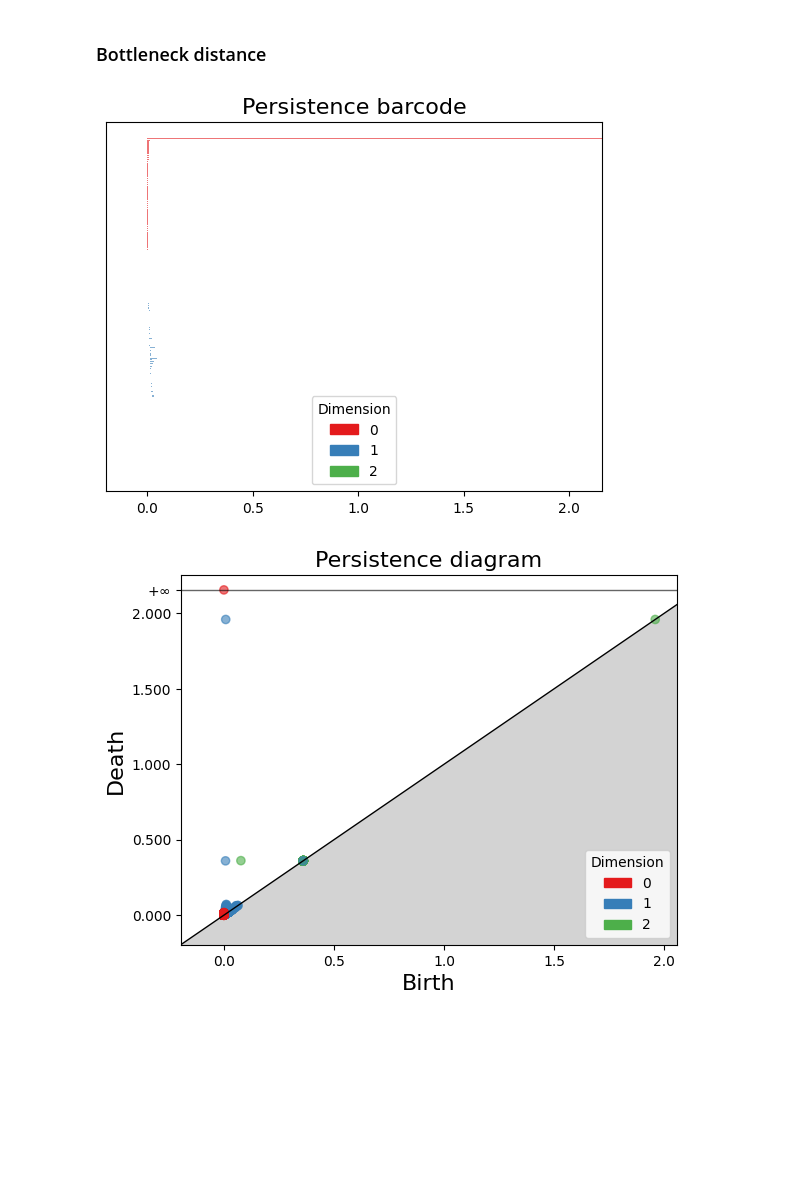
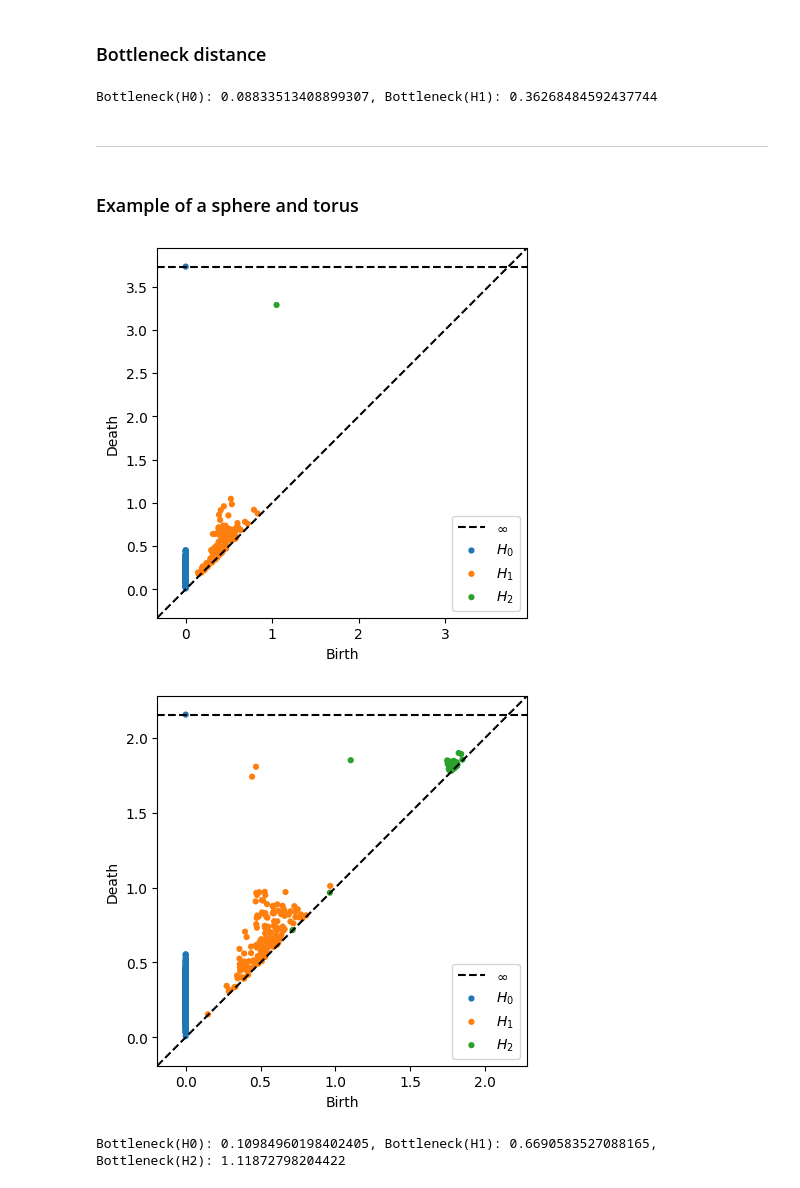
Before and after one commit to jcaslin/TDA, a Jupyter notebook: main.ipynb, the cells around one changed output. Drawn from its saved outputs; the diff is of its cells as text; code cells hidden in the pictures; blank space fills up the shorter version.

Commit message:
working torus and sphere

```diff
--- a/main.ipynb
+++ b/main.ipynb
@@ -89,13 +128,32 @@ computePipline(pointCloud=circleNoisy, scType='VR')
 We note the differences in the two sets of diagrams and now lets compare via our metrics
 # %% [markdown]
 ### Bottleneck distance
+# %%
+circleH0, circleH1 = circleH['H0'], circleH['H1']
+noisyCircleH0, noisyCircleH1 = noisyCircleH['H0'], noisyCircleH['H1']
+bdH0, bdH1 = bottleneck(circleH0, noisyCircleH0), bottleneck(circleH1, noisyCircleH1)
+print(f"Bottleneck(H0): {bdH0}, Bottleneck(H1): {bdH1}")
+# %% [output]
+Bottleneck(H0): 0.08833513408899307, Bottleneck(H1): 0.36268484592437744
+# %% [markdown]
+----
+# %% [markdown]
+### Example of a sphere and torus
 # %%
-m = 500
-sphere = points.sphere(n_samples=m, ambient_dim=3)
-computePipline(pointCloud=sphere, scType='VR', maxDim=3)
+n = 500
+sphere = points.sphere(n_samples=n, ambient_dim=3, radius=2)
+sphereH = safeComputePipline(pointCloud=sphere, scType='VR', maxDim=2)
+# %% [output]
+[figure, added]
 # %%
-torus3d = t.sample_torus_3d()
-computePipline(pointCloud=torus3d, scType='VR', maxDim=3)
+torus3d = torus(n=n, c=2, a=1, seed=42, uniform=True)
+torusH = safeComputePipline(pointCloud=torus3d, scType='VR', maxDim=2)
 # %% [output]
-[figure, old version]
+[figure, new version]
-[figure, removed]
+# %%
+bdH0 = bottleneck(torusH['H0'], sphereH['H0'])
+bdH1 = bottleneck(torusH['H1'], sphereH['H1'])
+bdH2 = bottleneck(torusH['H2'], sphereH['H2'])
+print(f"Bottleneck(H0): {bdH0}, Bottleneck(H1): {bdH1}, Bottleneck(H2): {bdH2}")
+# %% [output]
+Bottleneck(H0): 0.10984960198402405, Bottleneck(H1): 0.6690583527088165, Bottleneck(H2): 1.11872798204422
```
Also changed, not shown: parts of 8 cells of this notebook, 3 other files.
